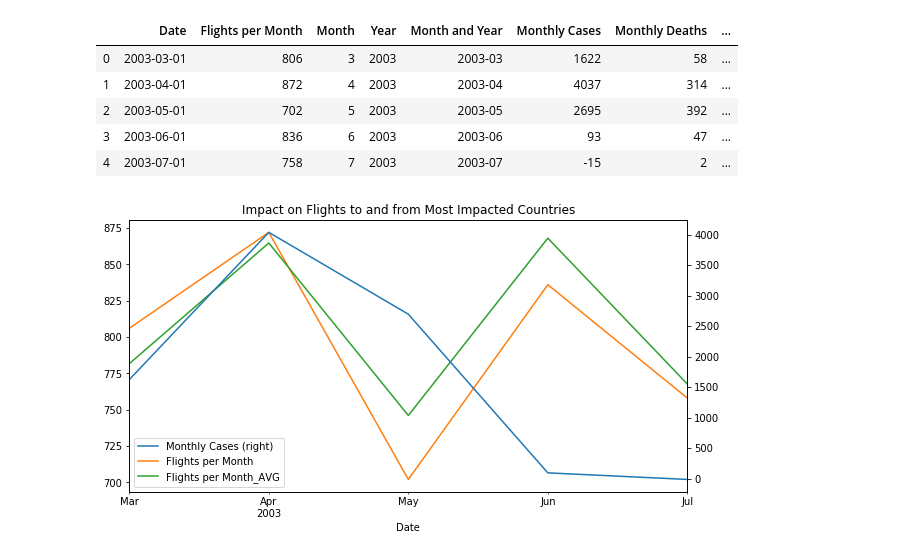
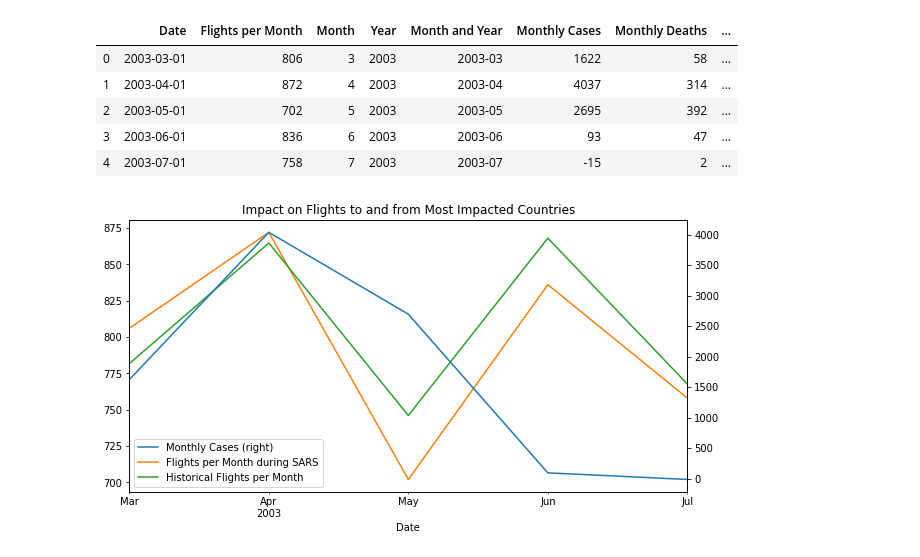
Before and after one commit to vbhakta27/group3, a Jupyter notebook: SARS.ipynb, the cells around one changed output. Drawn from its saved outputs; the diff is of its cells as text; code cells hidden in the pictures.

```diff
--- a/SARS.ipynb
+++ b/SARS.ipynb
@@ -457,13 +457,13 @@ flights_w_avg
 # %%
 plt.figure(figsize = (10,5))
 ax = plt.gca()
 
 flights_w_avg.plot.line(x='Date', y='Monthly Cases', ax=ax, secondary_y = True)
-flights_w_avg.plot.line(x='Date', y='Flights per Month', ax=ax)
-flights_w_avg.plot.line(x='Date', y='Flights per Month_AVG', ax=ax)
+flights_w_avg.plot.line(x='Date', y='Flights per Month', ax=ax, label="Flights per Month during SARS")
+flights_w_avg.plot.line(x='Date', y='Flights per Month_AVG', ax=ax, label="Historical Flights per Month")
 
 plt.title("Impact on Flights to and from Most Impacted Countries")
 plt.xlabel("Date")
 plt.show()
 # %% [output]
-[figure, old version]
+[figure, new version]
```
